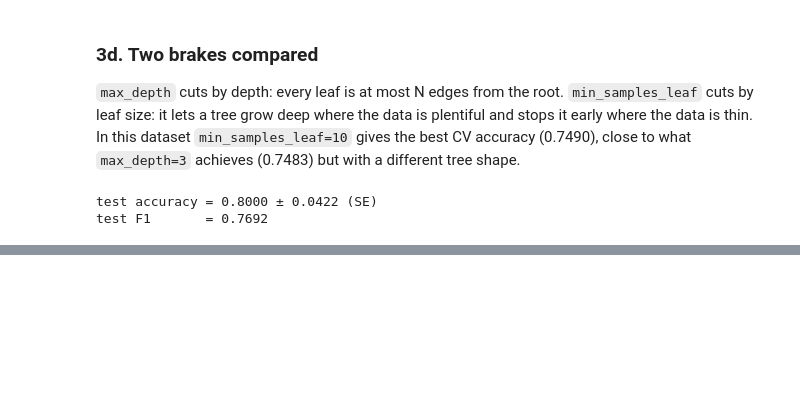
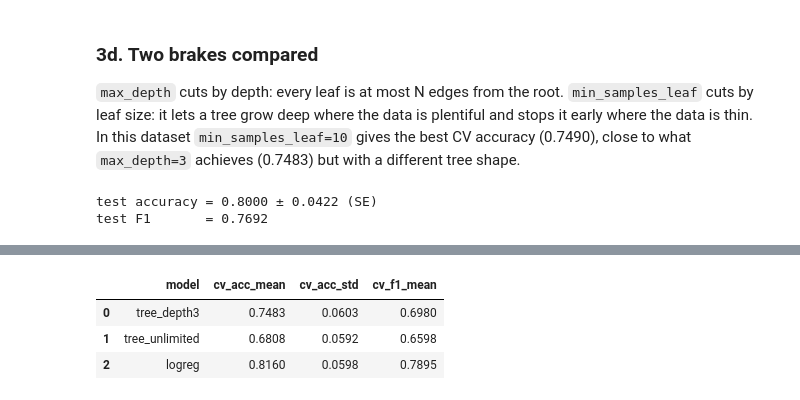
Before and after one commit to Assel061/Assel_ML_task_2, a Jupyter notebook: Assel_task2.ipynb, the cells around one changed output, grey strips where cells are left out. Saved outputs shown, nothing was run; the diff lists cells and outputs as text; code cells hidden in the pictures; blank space fills up the shorter version.

```diff
--- a/Assel_task2.ipynb
+++ b/Assel_task2.ipynb
@@ -533,0 +617,8 @@ test F1       = 0.7692
+# %%
+cv_table = pd.DataFrame(rows3)
+cv_table
+# %% [output]
+|  | model | cv_acc_mean | cv_acc_std | cv_f1_mean |
+| 0 | tree_depth3 | 0.7483 | 0.0603 | 0.6980 |
+| 1 | tree_unlimited | 0.6808 | 0.0592 | 0.6598 |
+| 2 | logreg | 0.8160 | 0.0598 | 0.7895 |
```
Also changed, not shown: parts of 5 cells of this notebook.
